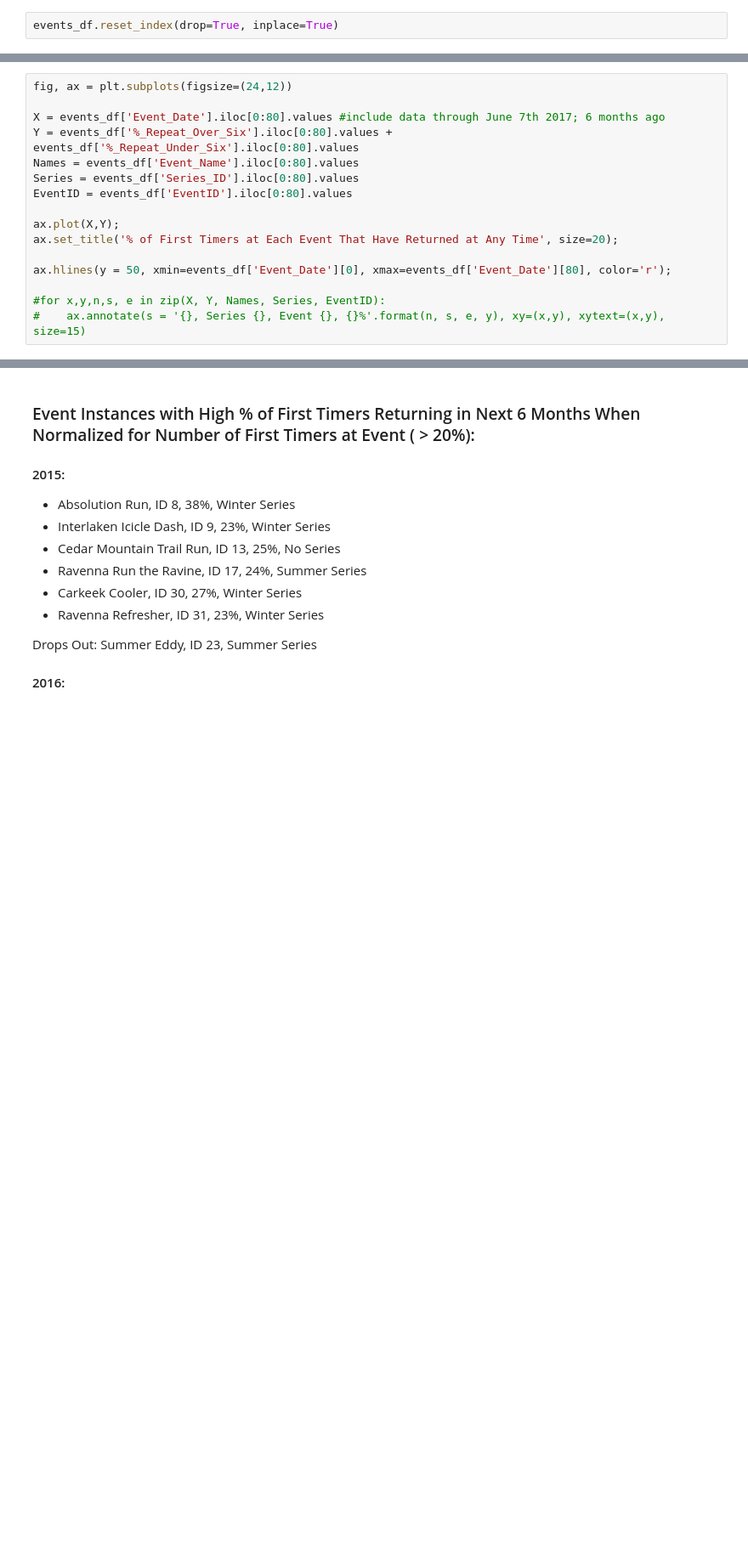
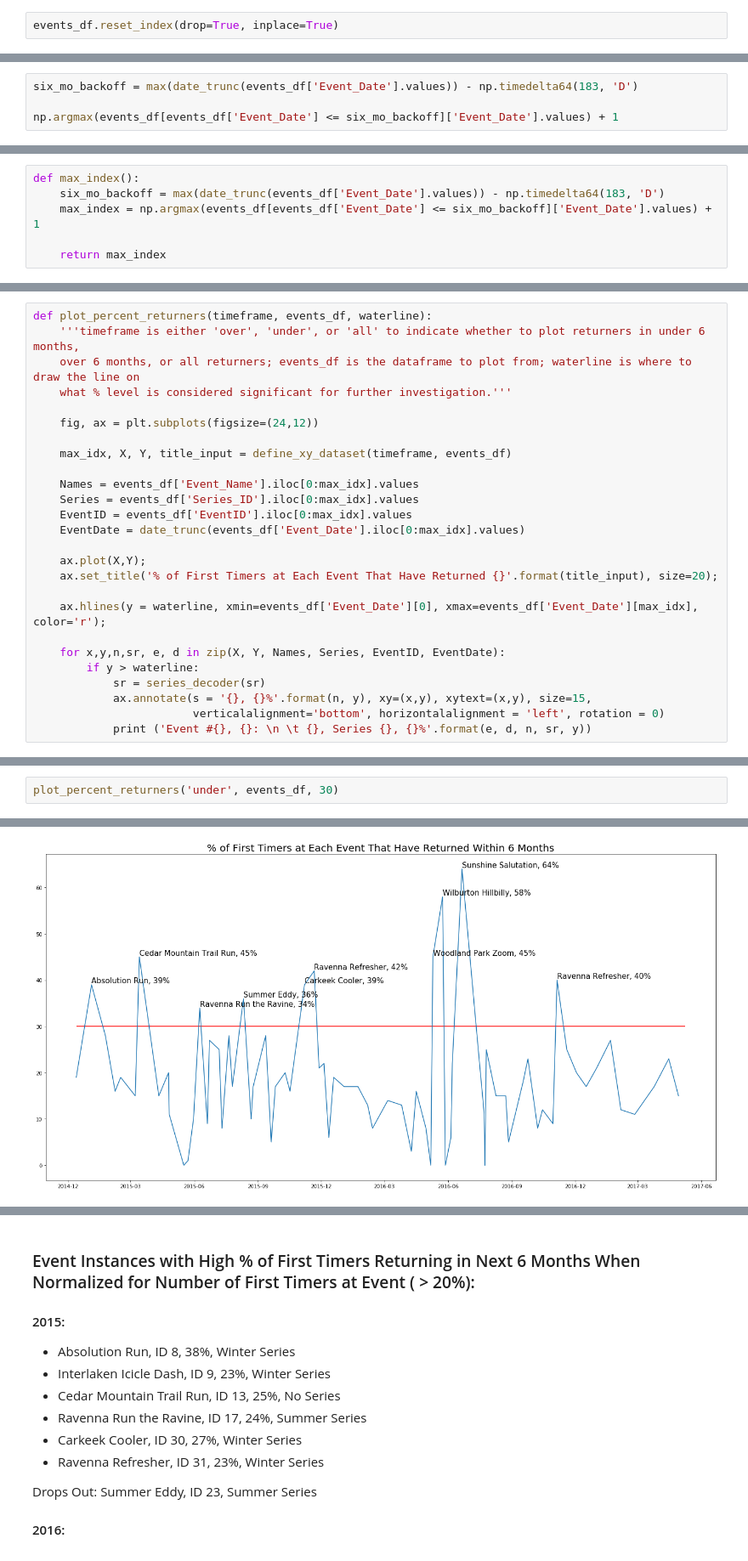
Before and after one commit to gcnuss/trailrun_participation, a Jupyter notebook: notebooks/Attendance_EDA.ipynb, the cells around one changed output, grey strips where cells are left out. Shown at 85% size. Cells and saved outputs as stored; diff of their text form; blank space fills up the shorter version.

Commit message:
Moved plotting code into functions for repeat use in attendance EDA notebook

```diff
--- a/notebooks/Attendance_EDA.ipynb
+++ b/notebooks/Attendance_EDA.ipynb
@@ -246,0 +252,4 @@ events_df.head()
+# %%
+six_mo_backoff = max(date_trunc(events_df['Event_Date'].values)) - np.timedelta64(183, 'D')
+
+np.argmax(events_df[events_df['Event_Date'] <= six_mo_backoff]['Event_Date'].values) + 1
@@ -246,0 +268,6 @@ events_df.head()
+# %%
+def max_index():
+    six_mo_backoff = max(date_trunc(events_df['Event_Date'].values)) - np.timedelta64(183, 'D')
+    max_index = np.argmax(events_df[events_df['Event_Date'] <= six_mo_backoff]['Event_Date'].values) + 1
+
+    return max_index
@@ -247,16 +295,26 @@ events_df.head()
 # %%
-fig, ax = plt.subplots(figsize=(24,12))
+def plot_percent_returners(timeframe, events_df, waterline):
+    '''timeframe is either 'over', 'under', or 'all' to indicate whether to plot returners in under 6 months,
+    over 6 months, or all returners; events_df is the dataframe to plot from; waterline is where to draw the line on
+    what % level is considered significant for further investigation.'''
 
-X = events_df['Event_Date'].iloc[0:80].values #include data through June 7th 2017; 6 months ago
-Y = events_df['%_Repeat_Over_Six'].iloc[0:80].values + events_df['%_Repeat_Under_Six'].iloc[0:80].values
-Names = events_df['Event_Name'].iloc[0:80].values
-Series = events_df['Series_ID'].iloc[0:80].values
-EventID = events_df['EventID'].iloc[0:80].values
+    fig, ax = plt.subplots(figsize=(24,12))
 
-ax.plot(X,Y);
-ax.set_title('% of First Timers at Each Event That Have Returned at Any Time', size=20);
+    max_idx, X, Y, title_input = define_xy_dataset(timeframe, events_df)
 
-ax.hlines(y = 50, xmin=events_df['Event_Date'][0], xmax=events_df['Event_Date'][80], color='r');
+    Names = events_df['Event_Name'].iloc[0:max_idx].values
+    Series = events_df['Series_ID'].iloc[0:max_idx].values
+    EventID = events_df['EventID'].iloc[0:max_idx].values
+    EventDate = date_trunc(events_df['Event_Date'].iloc[0:max_idx].values)
 
-#for x,y,n,s, e in zip(X, Y, Names, Series, EventID):
-#    ax.annotate(s = '{}, Series {}, Event {}, {}%'.format(n, s, e, y), xy=(x,y), xytext=(x,y), size=15)
+    ax.plot(X,Y);
+    ax.set_title('% of First Timers at Each Event That Have Returned {}'.format(title_input), size=20);
+
+    ax.hlines(y = waterline, xmin=events_df['Event_Date'][0], xmax=events_df['Event_Date'][max_idx], color='r');
+
+    for x,y,n,sr, e, d in zip(X, Y, Names, Series, EventID, EventDate):
+        if y > waterline:
+            sr = series_decoder(sr)
+            ax.annotate(s = '{}, {}%'.format(n, y), xy=(x,y), xytext=(x,y), size=15,
+                        verticalalignment='bottom', horizontalalignment = 'left', rotation = 0)
+            print ('Event #{}, {}: \n \t {}, Series {}, {}%'.format(e, d, n, sr, y))
@@ -313,0 +321,3 @@ ax.hlines(y = 30, xmin=events_df['Event_Date'][0], xmax=events_df['Event_Date'][
+# %%
+plot_percent_returners('under', events_df, 30)
+# %% [output]
@@ -314,2 +344,3 @@ ax.hlines(y = 30, xmin=events_df['Event_Date'][0], xmax=events_df['Event_Date'][
+[figure, added]
 # %%
 sum(events_df['First_Timers'].iloc[0:80].values) / float(sum(events_df['Total_Part_Count'].iloc[0:80].values)) * 30
```
Also changed, not shown: parts of 18 cells of this notebook.
